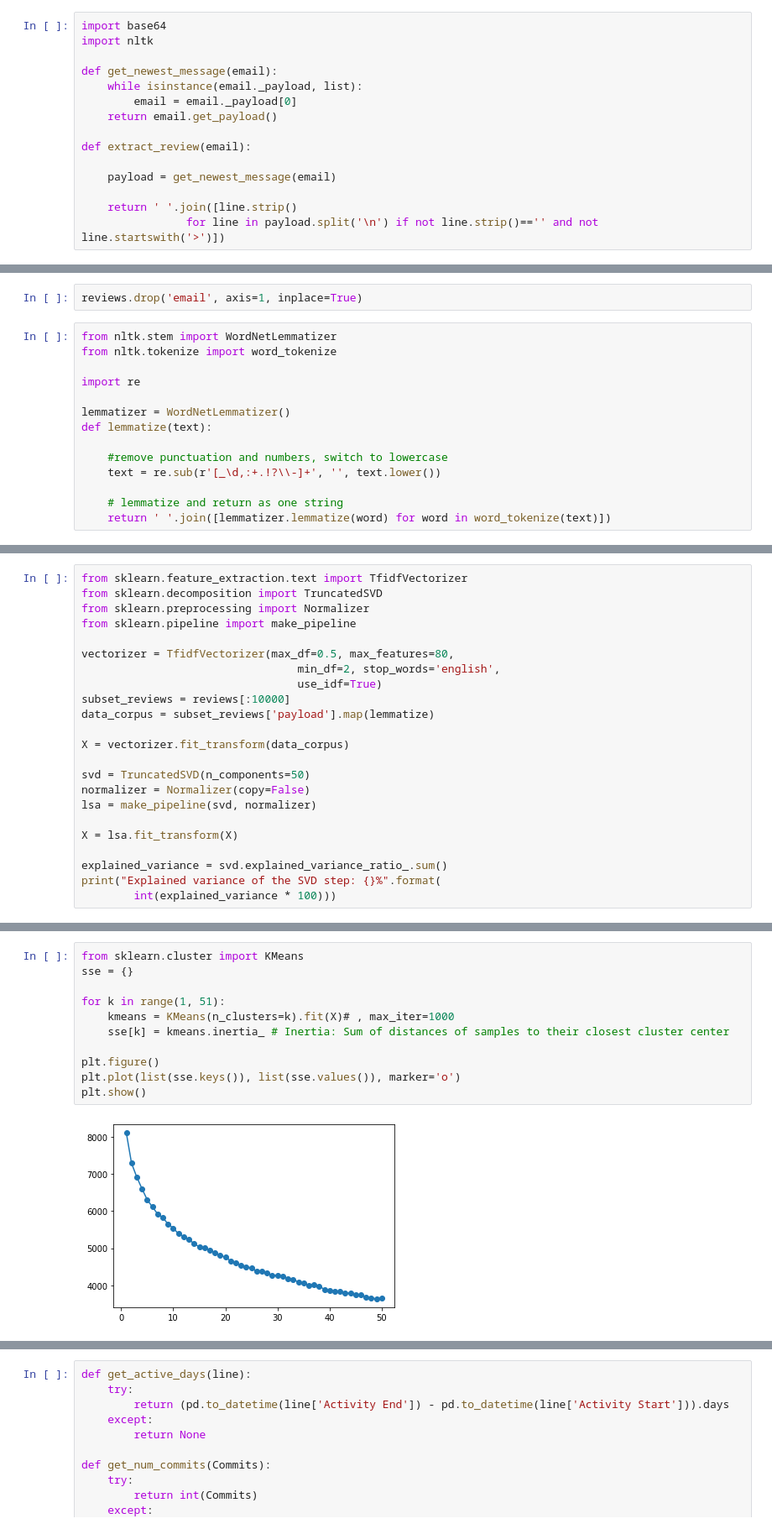
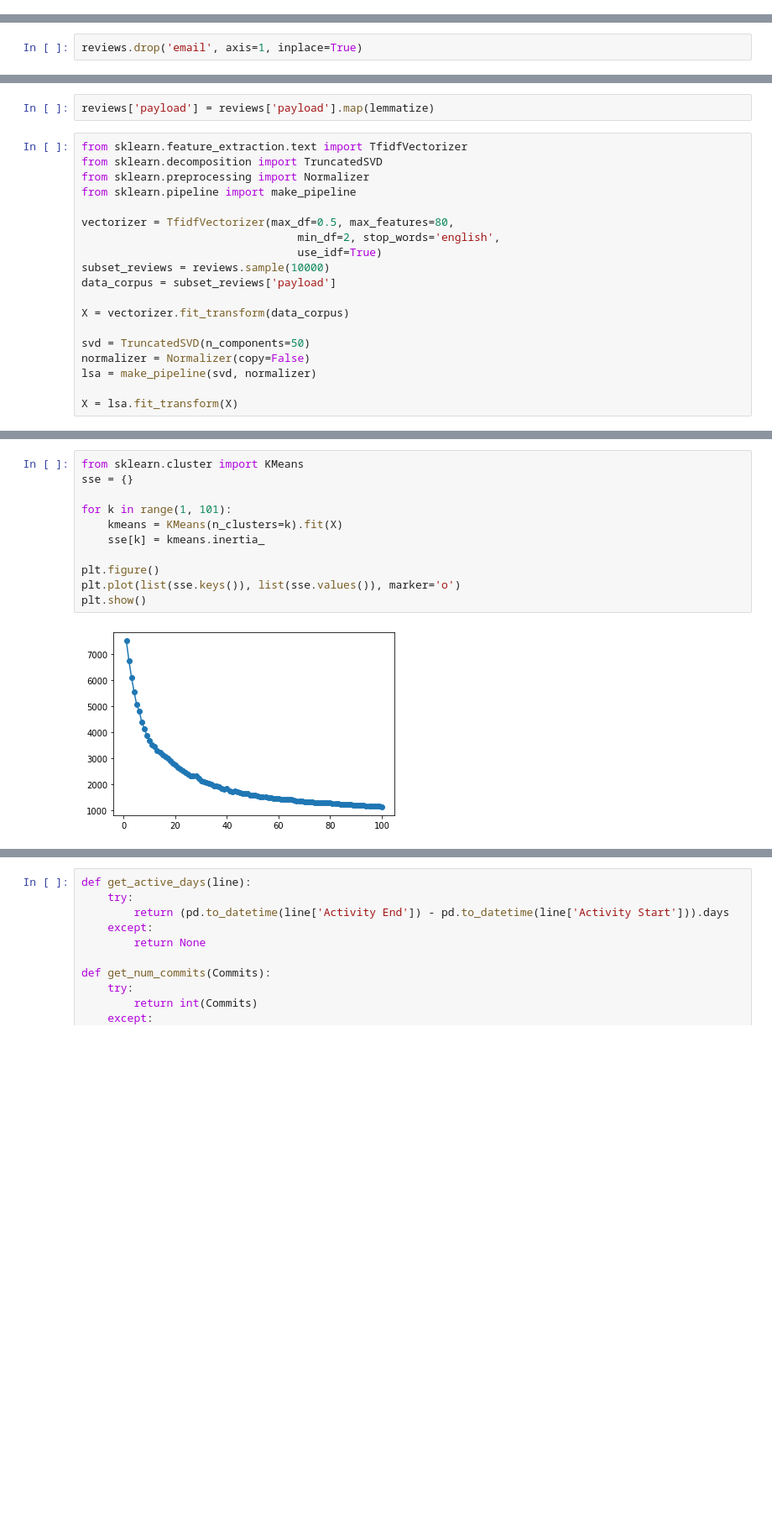
Before and after one commit to basakerdamar/PaStA, a Jupyter notebook: bow_clustering.ipynb, the cells around one changed output, grey strips where cells are left out. Shown at 84% size. Cells and saved outputs as stored; diff of their text form; blank space fills up the shorter version.

```diff
--- a/bow_clustering.ipynb
+++ b/bow_clustering.ipynb
@@ -6,21 +8,6 @@ import matplotlib.pyplot as plt
 # %%
 with open('df_with_patch_object.pickle', 'rb') as f:
     patch_responses = pickle.load(f)
-# %%
-import base64
-import nltk
-
-def get_newest_message(email):
-    while isinstance(email._payload, list):
-        email = email._payload[0]
-    return email.get_payload()
-
-def extract_review(email):
-
-    payload = get_newest_message(email)
-
-    return ' '.join([line.strip()
-                for line in payload.split('\n') if not line.strip()=='' and not line.startswith('>')])
 # %%
 reviews = patch_responses[patch_responses['email'].notnull()][patch_responses['self_response'] == False]
 reviews.drop(['self_response', 'Patch'], inplace=True, axis=1)
@@ -68,16 +61,2 @@ reviews['payload'][3]
 # %%
 reviews.drop('email', axis=1, inplace=True)
-# %%
-from nltk.stem import WordNetLemmatizer
-from nltk.tokenize import word_tokenize
-
-import re
-
-lemmatizer = WordNetLemmatizer()
-def lemmatize(text):
-
-    #remove punctuation and numbers, switch to lowercase
-    text = re.sub(r'[_\d,:+.!?\\-]+', '', text.lower())
-
-    # lemmatize and return as one string
-    return ' '.join([lemmatizer.lemmatize(word) for word in word_tokenize(text)])
@@ -107,3 +82,5 @@ lemmatize(reviews['payload'].iloc[45])
+# %%
+reviews['payload'] = reviews['payload'].map(lemmatize)
 # %%
 from sklearn.feature_extraction.text import TfidfVectorizer
 from sklearn.decomposition import TruncatedSVD
@@ -113,8 +90,8 @@ from sklearn.pipeline import make_pipeline
 vectorizer = TfidfVectorizer(max_df=0.5, max_features=80,
                                  min_df=2, stop_words='english',
                                  use_idf=True)
-subset_reviews = reviews[:10000]
-data_corpus = subset_reviews['payload'].map(lemmatize)
+subset_reviews = reviews.sample(10000)
+data_corpus = subset_reviews['payload']
 
 X = vectorizer.fit_transform(data_corpus)
 
@@ -123,7 +100,3 @@ normalizer = Normalizer(copy=False)
 lsa = make_pipeline(svd, normalizer)
 
 X = lsa.fit_transform(X)
-
-explained_variance = svd.explained_variance_ratio_.sum()
-print("Explained variance of the SVD step: {}%".format(
-        int(explained_variance * 100)))
@@ -132,14 +110,14 @@ Explained variance of the SVD step: 95%
 # %%
 from sklearn.cluster import KMeans
 sse = {}
 
-for k in range(1, 51):
-    kmeans = KMeans(n_clusters=k).fit(X)# , max_iter=1000
-    sse[k] = kmeans.inertia_ # Inertia: Sum of distances of samples to their closest cluster center
+for k in range(1, 101):
+    kmeans = KMeans(n_clusters=k).fit(X)
+    sse[k] = kmeans.inertia_
 
 plt.figure()
 plt.plot(list(sse.keys()), list(sse.values()), marker='o')
 plt.show()
 # %% [output]
-[figure, old version]
+[figure, new version]
 # %%
```
Also changed, not shown: parts of 17 cells of this notebook, 3 other files.
